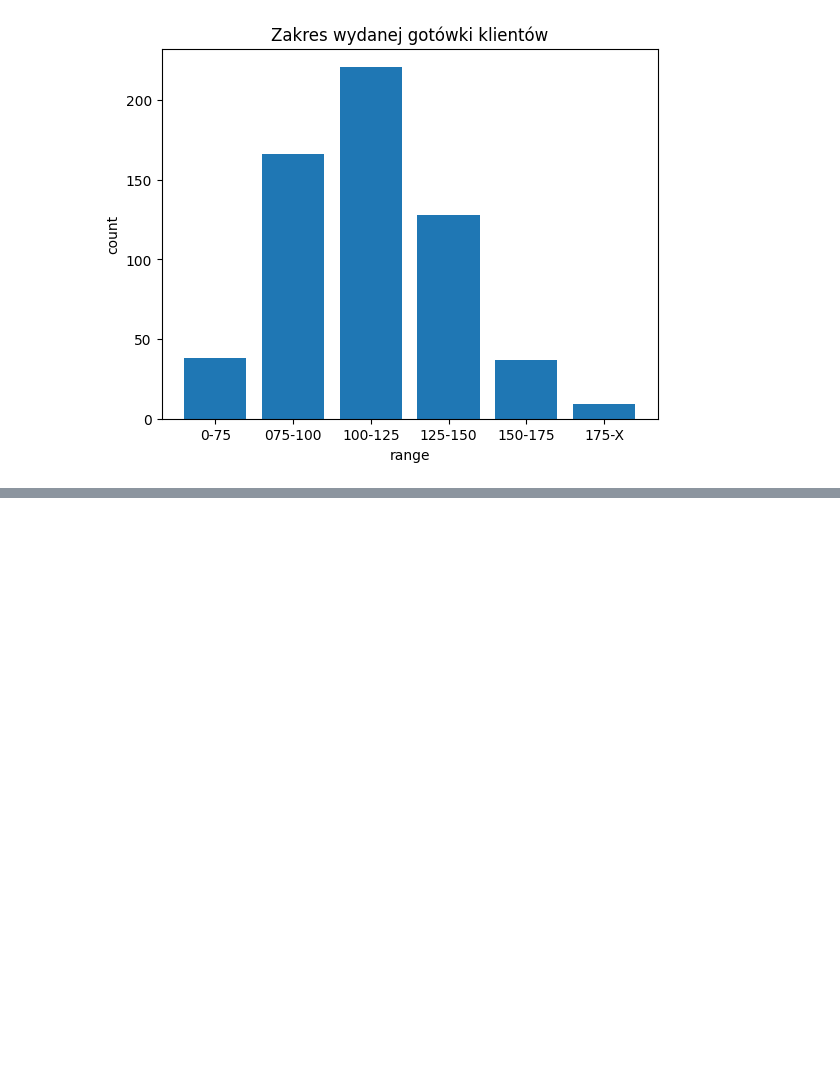
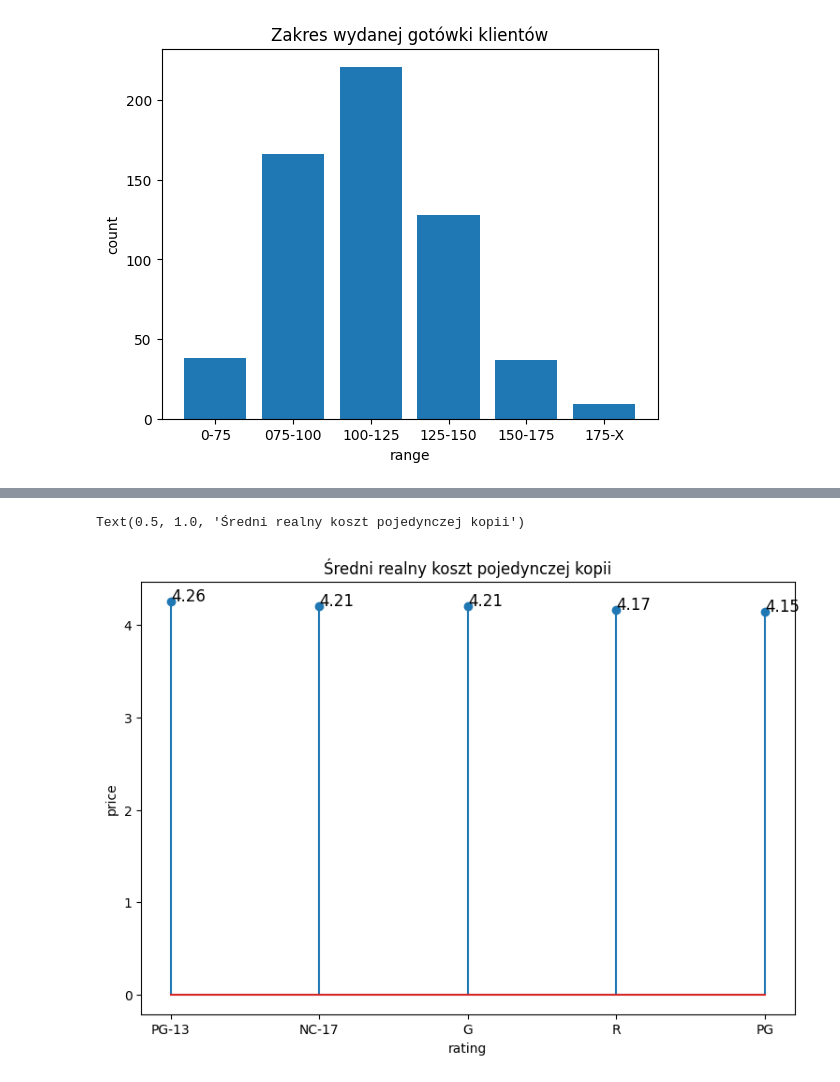
Before and after one commit to Popsonikk/filmoteka, a Jupyter notebook: Filmoteka.ipynb, the cells around one changed output, grey strips where cells are left out. Drawn from its saved outputs; the diff is of its cells as text; code cells hidden in the pictures; blank space fills up the shorter version.

```diff
--- a/Filmoteka.ipynb
+++ b/Filmoteka.ipynb
@@ -131,0 +171,7 @@ Text(0.5, 1.0, 'Zakres wydanej gotówki klientów')
+# %%
+data2=pd.read_csv("number_of_rental",sep=",",skiprows=1,names=["sum","category"])
+data3=pd.merge(data,data2,on="category",)
+data3['avg']=round(data3['sum_x']/data3['sum_y'],2)
+data3=data3.drop(columns=['sum_x','sum_y'])
+data3=data3.sort_values(by='avg',ascending=False)
+data3
@@ -131,0 +185,11 @@ Text(0.5, 1.0, 'Zakres wydanej gotówki klientów')
+# %%
+fig, ax = plt.subplots(figsize=(9,6))
+ax.stem(data3['category'], data3['avg'])
+for index in range(len(data3['avg'])):
+  ax.text(data3['category'][index], data3['avg'][index], data3['avg'][index], size=12)
+ax.set_xlabel("rating")
+ax.set_ylabel("price")
+ax.set_title("Średni realny koszt pojedynczej kopii")
+# %% [output]
+Text(0.5, 1.0, 'Średni realny koszt pojedynczej kopii')
+[figure, added]
```
Also changed, not shown: parts of 5 cells of this notebook.
